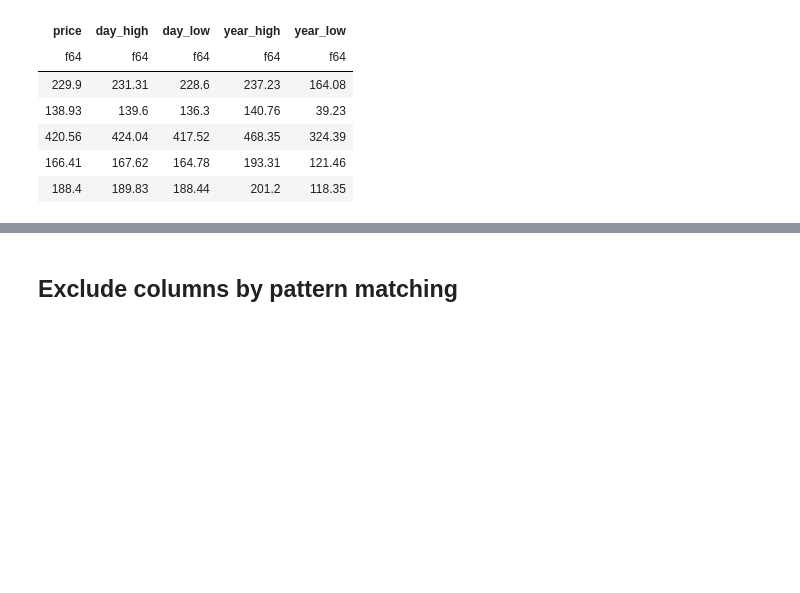
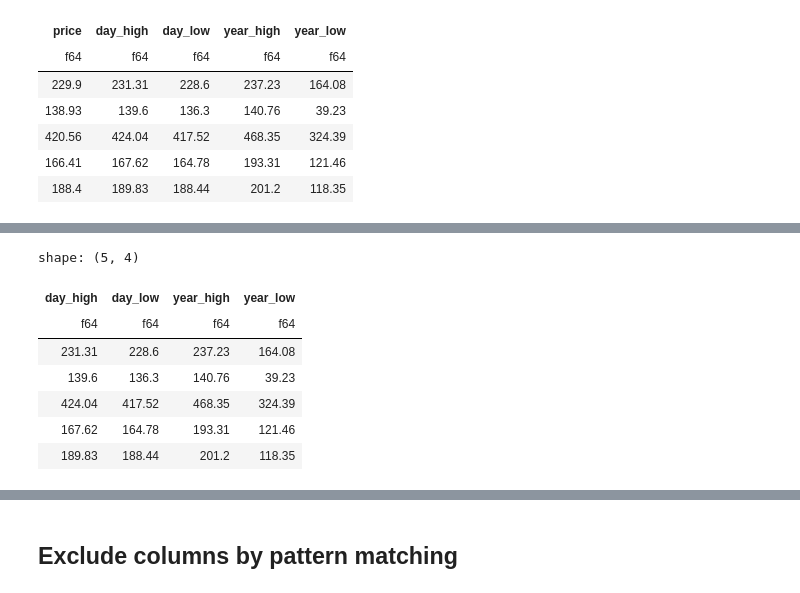
Before and after one commit to gafnts/exploring-polars, a Jupyter notebook: src/5-expression-expansion.ipynb, the cells around one changed output, grey strips where cells are left out. Drawn from its saved outputs; the diff is of its cells as text; code cells hidden in the pictures; blank space fills up the shorter version.

```diff
--- a/src/5-expression-expansion.ipynb
+++ b/src/5-expression-expansion.ipynb
@@ -134,0 +151,12 @@ shape: (5, 5)
+# %%
+result = df.select(cs.contains("_") - cs.string())
+result
+# %% [output]
+shape: (5, 4)
+| day_high | day_low | year_high | year_low |
+| f64 | f64 | f64 | f64 |
+| 231.31 | 228.6 | 237.23 | 164.08 |
+| 139.6 | 136.3 | 140.76 | 39.23 |
+| 424.04 | 417.52 | 468.35 | 324.39 |
+| 167.62 | 164.78 | 193.31 | 121.46 |
+| 189.83 | 188.44 | 201.2 | 118.35 |
```
Also changed, not shown: parts of 4 cells of this notebook.
